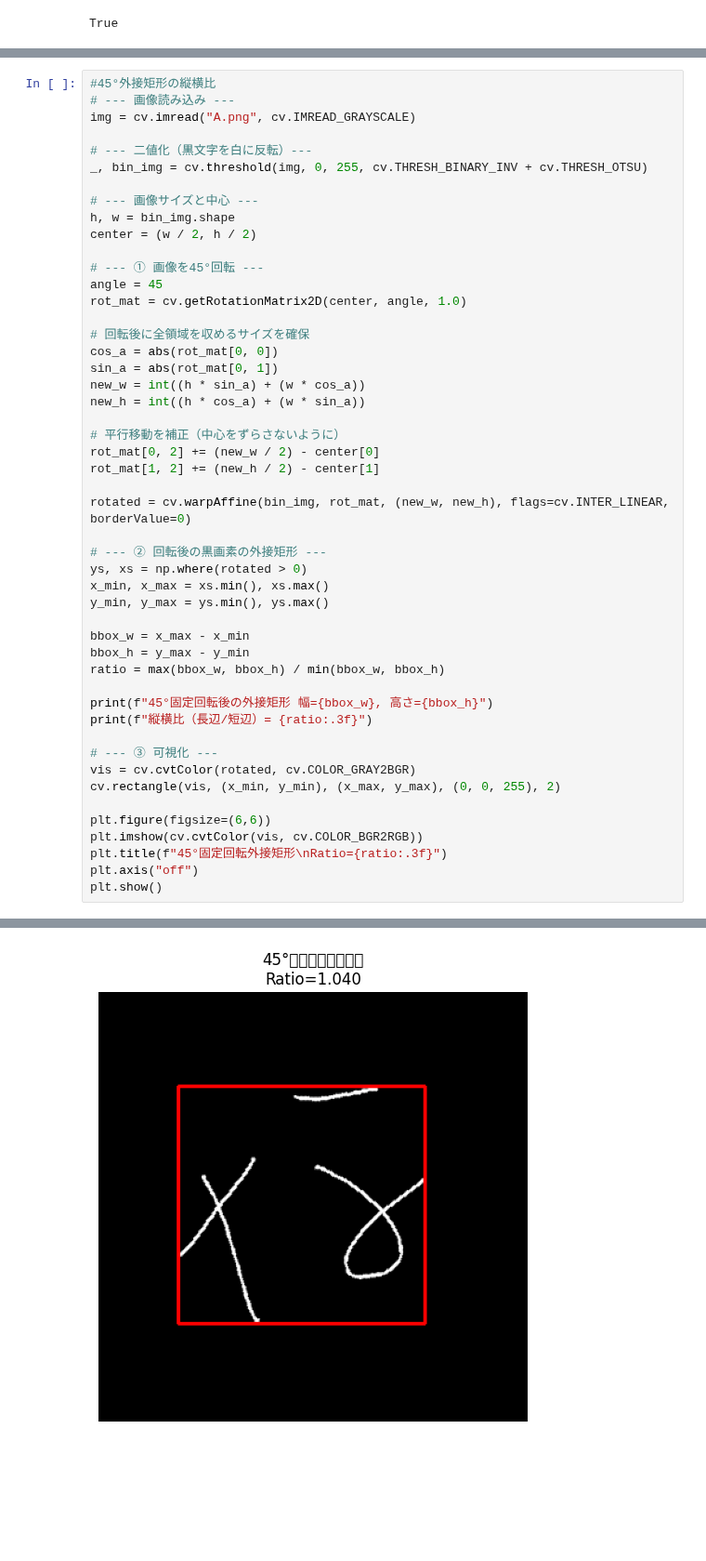
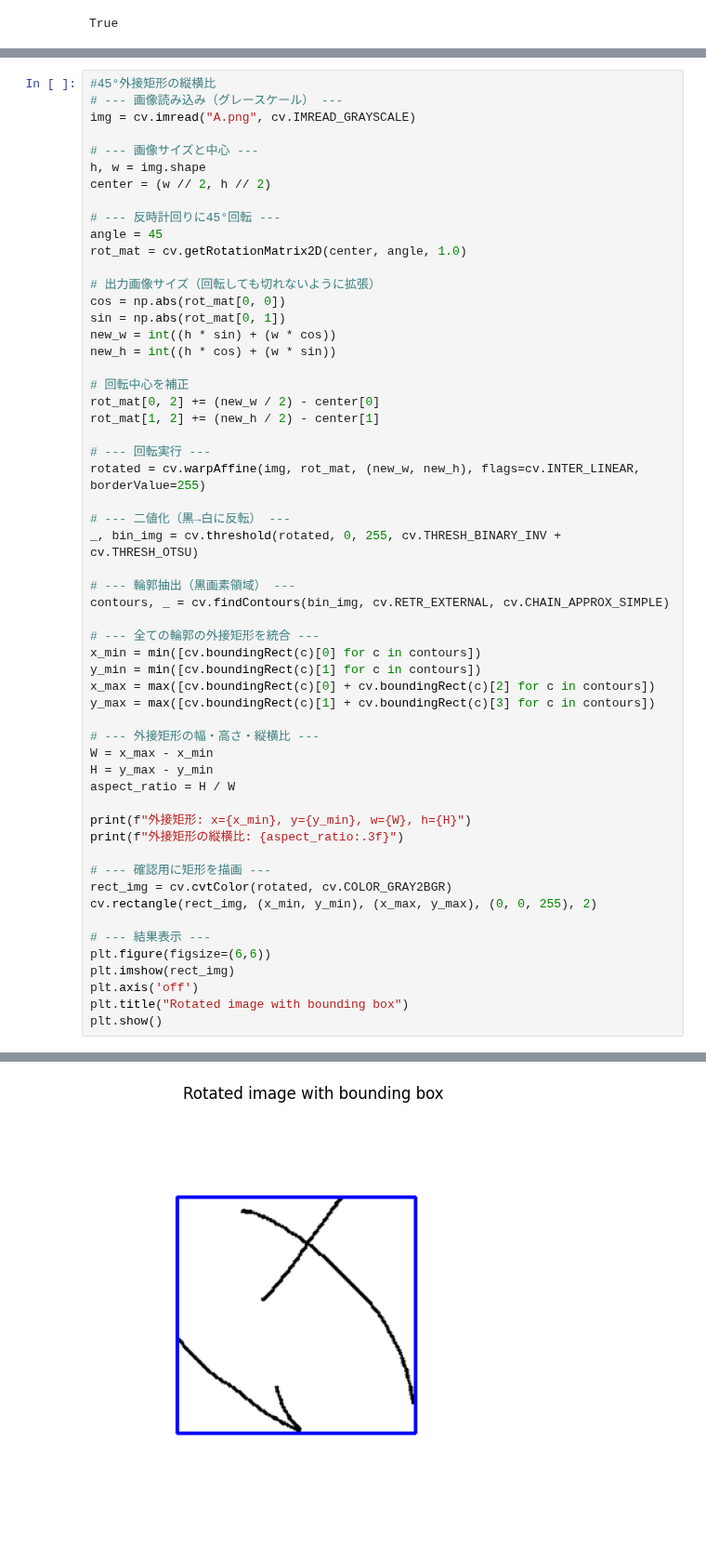
Before and after one commit to GentaKanno/TYUSHUTU2, a Jupyter notebook: tyushutu2.ipynb, the cells around one changed output, grey strips where cells are left out. Shown at 93% size. Cells and saved outputs as stored; diff of their text form; blank space fills up the shorter version.

```diff
--- a/tyushutu2.ipynb
+++ b/tyushutu2.ipynb
@@ -84,50 +122,57 @@ plt.show()
 # %%
 #45°外接矩形の縦横比
-# --- 画像読み込み ---
+# --- 画像読み込み（グレースケール） ---
 img = cv.imread("A.png", cv.IMREAD_GRAYSCALE)
 
-# --- 二値化（黒文字を白に反転）---
-_, bin_img = cv.threshold(img, 0, 255, cv.THRESH_BINARY_INV + cv.THRESH_OTSU)
+# --- 画像サイズと中心 ---
+h, w = img.shape
+center = (w // 2, h // 2)
 
-# --- 画像サイズと中心 ---
-h, w = bin_img.shape
-center = (w / 2, h / 2)
-
-# --- ① 画像を45°回転 ---
+# --- 反時計回りに45°回転 ---
 angle = 45
 rot_mat = cv.getRotationMatrix2D(center, angle, 1.0)
 
-# 回転後に全領域を収めるサイズを確保
-cos_a = abs(rot_mat[0, 0])
-sin_a = abs(rot_mat[0, 1])
-new_w = int((h * sin_a) + (w * cos_a))
-new_h = int((h * cos_a) + (w * sin_a))
+# 出力画像サイズ（回転しても切れないように拡張）
+cos = np.abs(rot_mat[0, 0])
+sin = np.abs(rot_mat[0, 1])
+new_w = int((h * sin) + (w * cos))
+new_h = int((h * cos) + (w * sin))
 
-# 平行移動を補正（中心をずらさないように）
+# 回転中心を補正
 rot_mat[0, 2] += (new_w / 2) - center[0]
 rot_mat[1, 2] += (new_h / 2) - center[1]
 
-rotated = cv.warpAffine(bin_img, rot_mat, (new_w, new_h), flags=cv.INTER_LINEAR, borderValue=0)
+# --- 回転実行 ---
+rotated = cv.warpAffine(img, rot_mat, (new_w, new_h), flags=cv.INTER_LINEAR, borderValue=255)
 
-# --- ② 回転後の黒画素の外接矩形 ---
-ys, xs = np.where(rotated > 0)
-x_min, x_max = xs.min(), xs.max()
-y_min, y_max = ys.min(), ys.max()
+# --- 二値化（黒→白に反転） ---
+_, bin_img = cv.threshold(rotated, 0, 255, cv.THRESH_BINARY_INV + cv.THRESH_OTSU)
 
-bbox_w = x_max - x_min
-bbox_h = y_max - y_min
-ratio = max(bbox_w, bbox_h) / min(bbox_w, bbox_h)
+# --- 輪郭抽出（黒画素領域） ---
+contours, _ = cv.findContours(bin_img, cv.RETR_EXTERNAL, cv.CHAIN_APPROX_SIMPLE)
 
-print(f"45°固定回転後の外接矩形 幅={bbox_w}, 高さ={bbox_h}")
-print(f"縦横比（長辺/短辺）= {ratio:.3f}")
+# --- 全ての輪郭の外接矩形を統合 ---
+x_min = min([cv.boundingRect(c)[0] for c in contours])
+y_min = min([cv.boundingRect(c)[1] for c in contours])
+x_max = max([cv.boundingRect(c)[0] + cv.boundingRect(c)[2] for c in contours])
+y_max = max([cv.boundingRect(c)[1] + cv.boundingRect(c)[3] for c in contours])
 
-# --- ③ 可視化 ---
-vis = cv.cvtColor(rotated, cv.COLOR_GRAY2BGR)
-cv.rectangle(vis, (x_min, y_min), (x_max, y_max), (0, 0, 255), 2)
+# --- 外接矩形の幅・高さ・縦横比 ---
+W = x_max - x_min
+H = y_max - y_min
+aspect_ratio = H / W
 
+print(f"外接矩形: x={x_min}, y={y_min}, w={W}, h={H}")
+print(f"外接矩形の縦横比: {aspect_ratio:.3f}")
+
+# --- 確認用に矩形を描画 ---
+rect_img = cv.cvtColor(rotated, cv.COLOR_GRAY2BGR)
+cv.rectangle(rect_img, (x_min, y_min), (x_max, y_max), (0, 0, 255), 2)
+
+# --- 結果表示 ---
 plt.figure(figsize=(6,6))
-plt.imshow(cv.cvtColor(vis, cv.COLOR_BGR2RGB))
-plt.title(f"45°固定回転外接矩形\nRatio={ratio:.3f}")
-plt.axis("off")
+plt.imshow(rect_img)
+plt.axis('off')
+plt.title("Rotated image with bounding box")
 plt.show()
 # %% [output]
@@ -136,4 +181,4 @@ plt.show()
-[figure, old version]
+[figure, new version]
 # %%
 #4分割黒画素比エントロピー
 from math import log2
```
Also changed, not shown: parts of 24 cells of this notebook.
